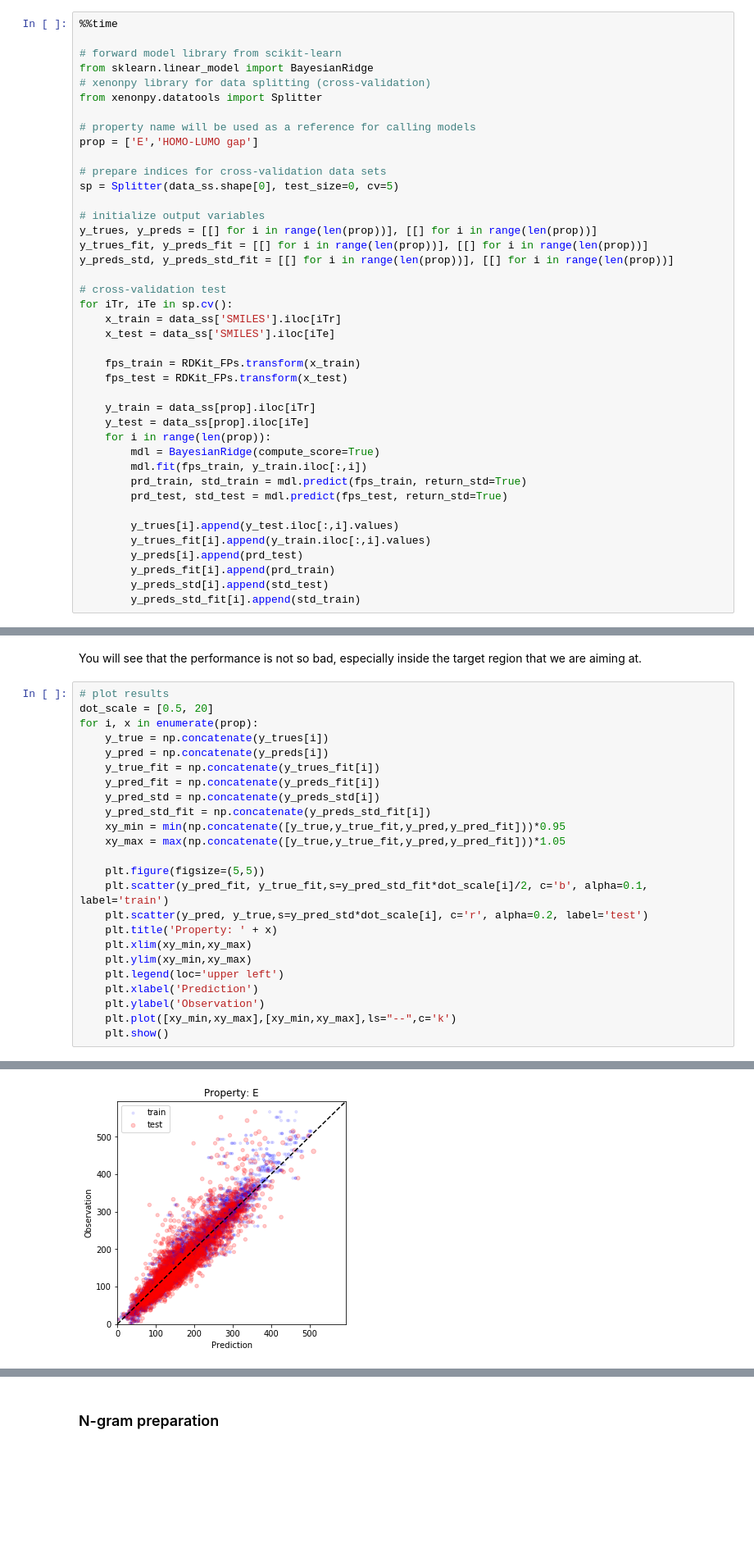
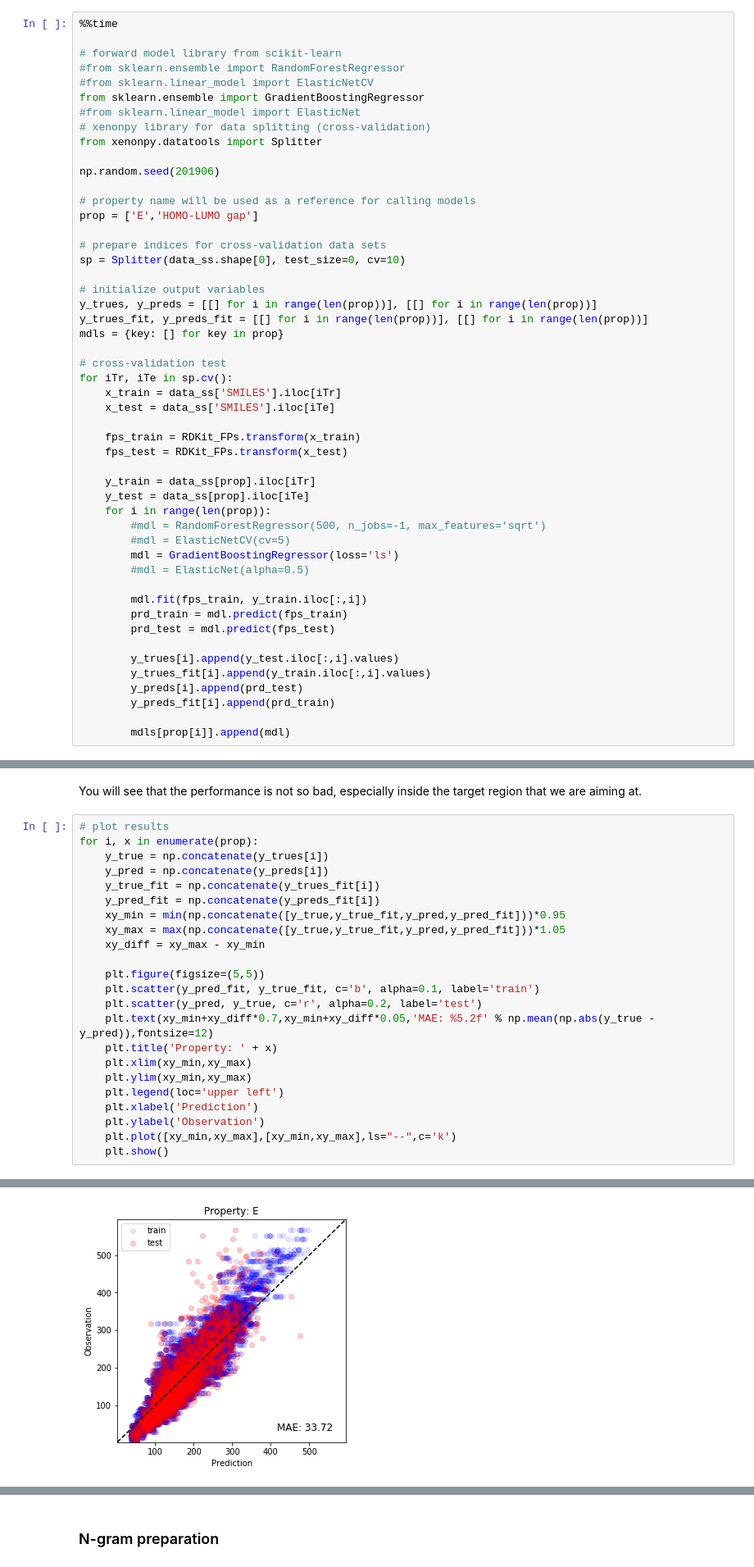
Before and after one commit to yoshida-lab/XenonPy, a Jupyter notebook: samples/iQSPR.ipynb, the cells around one changed output, grey strips where cells are left out. Shown at 82% size. Saved outputs shown, nothing was run; the diff lists cells and outputs as text; blank space fills up the shorter version.

```diff
--- a/samples/iQSPR.ipynb
+++ b/samples/iQSPR.ipynb
@@ -201,20 +335,25 @@ The second option is to prepare your own forward model. In fact, this may often
 %%time
 
 # forward model library from scikit-learn
-from sklearn.linear_model import BayesianRidge
+#from sklearn.ensemble import RandomForestRegressor
+#from sklearn.linear_model import ElasticNetCV
+from sklearn.ensemble import GradientBoostingRegressor
+#from sklearn.linear_model import ElasticNet
 # xenonpy library for data splitting (cross-validation)
 from xenonpy.datatools import Splitter
+
+np.random.seed(201906)
 
 # property name will be used as a reference for calling models
 prop = ['E','HOMO-LUMO gap']
 
 # prepare indices for cross-validation data sets
-sp = Splitter(data_ss.shape[0], test_size=0, cv=5)
+sp = Splitter(data_ss.shape[0], test_size=0, cv=10)
 
 # initialize output variables
 y_trues, y_preds = [[] for i in range(len(prop))], [[] for i in range(len(prop))]
 y_trues_fit, y_preds_fit = [[] for i in range(len(prop))], [[] for i in range(len(prop))]
-y_preds_std, y_preds_std_fit = [[] for i in range(len(prop))], [[] for i in range(len(prop))]
+mdls = {key: [] for key in prop}
 
 # cross-validation test
 for iTr, iTe in sp.cv():
@@ -227,15 +366,19 @@ for iTr, iTe in sp.cv():
     y_train = data_ss[prop].iloc[iTr]
     y_test = data_ss[prop].iloc[iTe]
     for i in range(len(prop)):
-        mdl = BayesianRidge(compute_score=True)
+        #mdl = RandomForestRegressor(500, n_jobs=-1, max_features='sqrt')
+        #mdl = ElasticNetCV(cv=5)
+        mdl = GradientBoostingRegressor(loss='ls')
+        #mdl = ElasticNet(alpha=0.5)
+
         mdl.fit(fps_train, y_train.iloc[:,i])
-        prd_train, std_train = mdl.predict(fps_train, return_std=True)
-        prd_test, std_test = mdl.predict(fps_test, return_std=True)
+        prd_train = mdl.predict(fps_train)
+        prd_test = mdl.predict(fps_test)
 
         y_trues[i].append(y_test.iloc[:,i].values)
         y_trues_fit[i].append(y_train.iloc[:,i].values)
         y_preds[i].append(prd_test)
         y_preds_fit[i].append(prd_train)
-        y_preds_std[i].append(std_test)
-        y_preds_std_fit[i].append(std_train)
+
+        mdls[prop[i]].append(mdl)
 # %% [output]
@@ -245,20 +388,19 @@ Wall time: 2min 24s
 You will see that the performance is not so bad, especially inside the target region that we are aiming at.
 # %%
 # plot results
-dot_scale = [0.5, 20]
 for i, x in enumerate(prop):
     y_true = np.concatenate(y_trues[i])
     y_pred = np.concatenate(y_preds[i])
     y_true_fit = np.concatenate(y_trues_fit[i])
     y_pred_fit = np.concatenate(y_preds_fit[i])
-    y_pred_std = np.concatenate(y_preds_std[i])
-    y_pred_std_fit = np.concatenate(y_preds_std_fit[i])
     xy_min = min(np.concatenate([y_true,y_true_fit,y_pred,y_pred_fit]))*0.95
     xy_max = max(np.concatenate([y_true,y_true_fit,y_pred,y_pred_fit]))*1.05
+    xy_diff = xy_max - xy_min
 
     plt.figure(figsize=(5,5))
-    plt.scatter(y_pred_fit, y_true_fit,s=y_pred_std_fit*dot_scale[i]/2, c='b', alpha=0.1, label='train')
-    plt.scatter(y_pred, y_true,s=y_pred_std*dot_scale[i], c='r', alpha=0.2, label='test')
+    plt.scatter(y_pred_fit, y_true_fit, c='b', alpha=0.1, label='train')
+    plt.scatter(y_pred, y_true, c='r', alpha=0.2, label='test')
+    plt.text(xy_min+xy_diff*0.7,xy_min+xy_diff*0.05,'MAE: %5.2f' % np.mean(np.abs(y_true - y_pred)),fontsize=12)
     plt.title('Property: ' + x)
     plt.xlim(xy_min,xy_max)
     plt.ylim(xy_min,xy_max)
@@ -271 +424 @@ for i, x in enumerate(prop):
-[figure, old version]
+[figure, new version]
```
Also changed, not shown: parts of 45 cells of this notebook.
